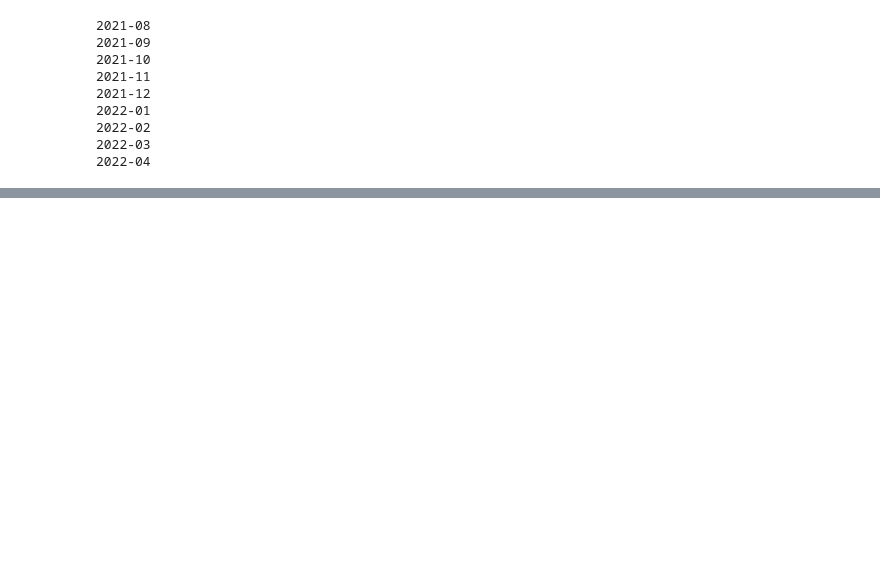
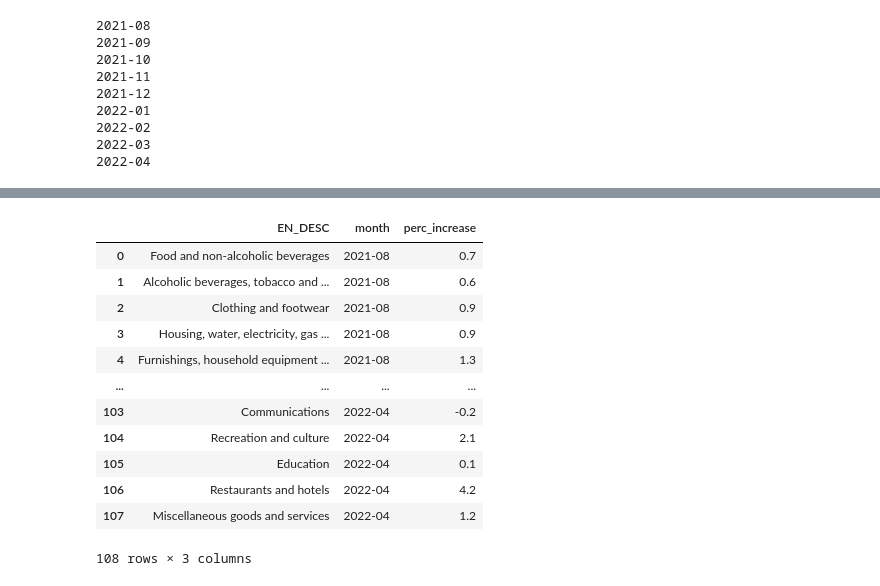
Before and after one commit to taivop/inflation, a Jupyter notebook: make_inflation_plots.ipynb, the cells around one changed output, grey strips where cells are left out. Saved outputs shown, nothing was run; the diff lists cells and outputs as text; code cells hidden in the pictures; blank space fills up the shorter version.

```diff
--- a/make_inflation_plots.ipynb
+++ b/make_inflation_plots.ipynb
@@ -160,0 +222,20 @@ for month in merged.columns[1:10]:
+# %%
+monthly_long = monthly_bars.drop(["coicop", "CODE_DIFF", "LEVEL", "2022-05"], axis=1)
+monthly_long = monthly_long.melt(id_vars=["EN_DESC"],
+        var_name="month",
+        value_name="perc_increase")
+monthly_long
+# %% [output]
+|  | EN_DESC | month | perc_increase |
+| 0 | Food and non-alcoholic beverages | 2021-08 | 0.7 |
+| 1 | Alcoholic beverages, tobacco and ... | 2021-08 | 0.6 |
+| 2 | Clothing and footwear | 2021-08 | 0.9 |
+| 3 | Housing, water, electricity, gas ... | 2021-08 | 0.9 |
+| 4 | Furnishings, household equipment ... | 2021-08 | 1.3 |
+| ... | ... | ... | ... |
+| 103 | Communications | 2022-04 | -0.2 |
+| 104 | Recreation and culture | 2022-04 | 2.1 |
+| 105 | Education | 2022-04 | 0.1 |
+| 106 | Restaurants and hotels | 2022-04 | 4.2 |
+| 107 | Miscellaneous goods and services | 2022-04 | 1.2 |
+108 rows × 3 columns
```
Also changed, not shown: parts of 5 cells of this notebook.
